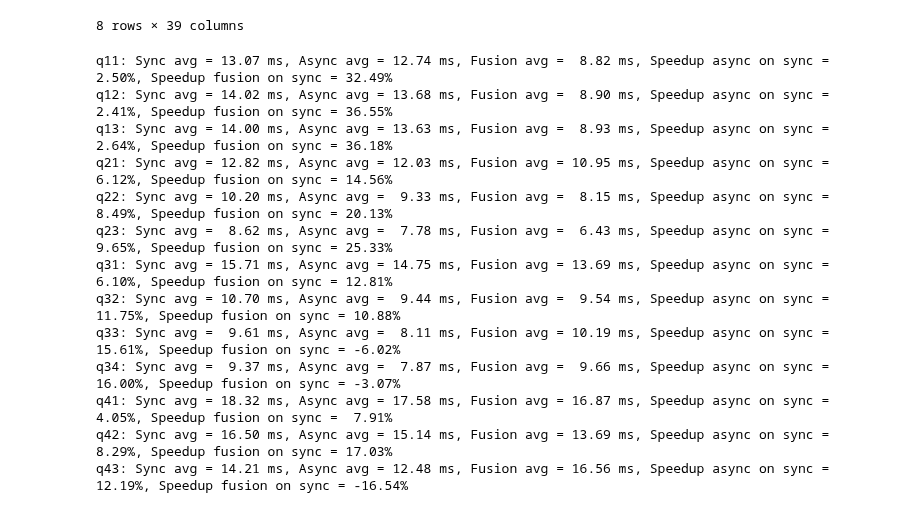
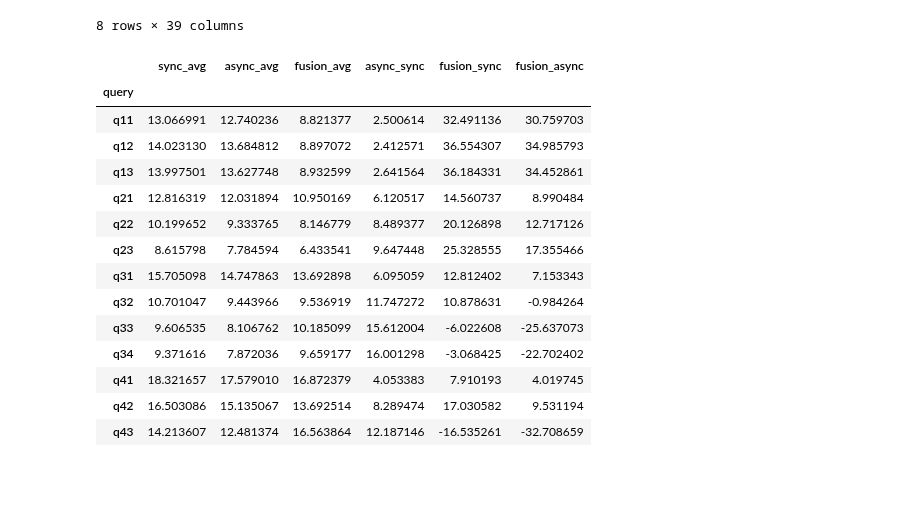
Before and after one commit to Maestro-Zacht/sycldb-calcite-executor, a Jupyter notebook: performances/perf.ipynb, the cells around one changed output. Drawn from its saved outputs; the diff is of its cells as text; code cells hidden in the pictures; blank space fills up the shorter version.

Commit message:
comparison df

```diff
--- a/performances/perf.ipynb
+++ b/performances/perf.ipynb
@@ -51,24 +51,43 @@ results[50:].describe()
 | max | 13.519900 | 13.317000 | 24.597200 | 14.484600 | 14.267600 | 24.729500 | 16.478100 | 14.257600 | 24.161600 | ... |
 8 rows × 39 columns
 # %%
+comparison = []
+
 for q in queries:
     sync_avg = results[f'{q}_sync'].mean()
     async_avg = results[f'{q}_async'].mean()
     fusion_avg = results[results[f'{q}_fusion'] < 20.0][f'{q}_fusion'].mean()
     speedup_async = (sync_avg - async_avg) / sync_avg
     speedup_fusion = (sync_avg - fusion_avg) / sync_avg
-    print(f'{q}: Sync avg = {sync_avg:5.2f} ms, Async avg = {async_avg:5.2f} ms, Fusion avg = {fusion_avg:5.2f} ms, Speedup async on sync = {speedup_async:6.2%}, Speedup fusion on sync = {speedup_fusion:6.2%}')
+    fusion_async = (async_avg - fusion_avg) / async_avg
+    # print(f'{q}: Sync avg = {sync_avg:5.2f} ms, Async avg = {async_avg:5.2f} ms, Fusion avg = {fusion_avg:5.2f} ms, Speedup async on sync = {speedup_async:6.2%}, Speedup fusion on sync = {speedup_fusion:6.2%}')
+
+    comparison.append({
+        'query': q,
+        'sync_avg': sync_avg,
+        'async_avg': async_avg,
+        'fusion_avg': fusion_avg,
+        'async_sync': speedup_async * 100,
+        'fusion_sync': speedup_fusion * 100,
+        'fusion_async': fusion_async * 100
+    })
+
+comparison = pd.DataFrame(comparison)
+comparison.set_index('query', inplace=True)
+comparison
 # %% [output]
-q11: Sync avg = 13.07 ms, Async avg = 12.74 ms, Fusion avg =  8.82 ms, Speedup async on sync =  2.50%, Speedup fusion on sync = 32.49%
-q12: Sync avg = 14.02 ms, Async avg = 13.68 ms, Fusion avg =  8.90 ms, Speedup async on sync =  2.41%, Speedup fusion on sync = 36.55%
-q13: Sync avg = 14.00 ms, Async avg = 13.63 ms, Fusion avg =  8.93 ms, Speedup async on sync =  2.64%, Speedup fusion on sync = 36.18%
-q21: Sync avg = 12.82 ms, Async avg = 12.03 ms, Fusion avg = 10.95 ms, Speedup async on sync =  6.12%, Speedup fusion on sync = 14.56%
-q22: Sync avg = 10.20 ms, Async avg =  9.33 ms, Fusion avg =  8.15 ms, Speedup async on sync =  8.49%, Speedup fusion on sync = 20.13%
-q23: Sync avg =  8.62 ms, Async avg =  7.78 ms, Fusion avg =  6.43 ms, Speedup async on sync =  9.65%, Speedup fusion on sync = 25.33%
-q31: Sync avg = 15.71 ms, Async avg = 14.75 ms, Fusion avg = 13.69 ms, Speedup async on sync =  6.10%, Speedup fusion on sync = 12.81%
-q32: Sync avg = 10.70 ms, Async avg =  9.44 ms, Fusion avg =  9.54 ms, Speedup async on sync = 11.75%, Speedup fusion on sync = 10.88%
-q33: Sync avg =  9.61 ms, Async avg =  8.11 ms, Fusion avg = 10.19 ms, Speedup async on sync = 15.61%, Speedup fusion on sync = -6.02%
-q34: Sync avg =  9.37 ms, Async avg =  7.87 ms, Fusion avg =  9.66 ms, Speedup async on sync = 16.00%, Speedup fusion on sync = -3.07%
-q41: Sync avg = 18.32 ms, Async avg = 17.58 ms, Fusion avg = 16.87 ms, Speedup async on sync =  4.05%, Speedup fusion on sync =  7.91%
-q42: Sync avg = 16.50 ms, Async avg = 15.14 ms, Fusion avg = 13.69 ms, Speedup async on sync =  8.29%, Speedup fusion on sync = 17.03%
-q43: Sync avg = 14.21 ms, Async avg = 12.48 ms, Fusion avg = 16.56 ms, Speedup async on sync = 12.19%, Speedup fusion on sync = -16.54%
+|  | sync_avg | async_avg | fusion_avg | async_sync | fusion_sync | fusion_async |
+| query |  |  |  |  |  |  |
+| q11 | 13.066991 | 12.740236 | 8.821377 | 2.500614 | 32.491136 | 30.759703 |
+| q12 | 14.023130 | 13.684812 | 8.897072 | 2.412571 | 36.554307 | 34.985793 |
+| q13 | 13.997501 | 13.627748 | 8.932599 | 2.641564 | 36.184331 | 34.452861 |
+| q21 | 12.816319 | 12.031894 | 10.950169 | 6.120517 | 14.560737 | 8.990484 |
+| q22 | 10.199652 | 9.333765 | 8.146779 | 8.489377 | 20.126898 | 12.717126 |
+| q23 | 8.615798 | 7.784594 | 6.433541 | 9.647448 | 25.328555 | 17.355466 |
+| q31 | 15.705098 | 14.747863 | 13.692898 | 6.095059 | 12.812402 | 7.153343 |
+| q32 | 10.701047 | 9.443966 | 9.536919 | 11.747272 | 10.878631 | -0.984264 |
+| q33 | 9.606535 | 8.106762 | 10.185099 | 15.612004 | -6.022608 | -25.637073 |
+| q34 | 9.371616 | 7.872036 | 9.659177 | 16.001298 | -3.068425 | -22.702402 |
+| q41 | 18.321657 | 17.579010 | 16.872379 | 4.053383 | 7.910193 | 4.019745 |
+| q42 | 16.503086 | 15.135067 | 13.692514 | 8.289474 | 17.030582 | 9.531194 |
+| q43 | 14.213607 | 12.481374 | 16.563864 | 12.187146 | -16.535261 | -32.708659 |
```
